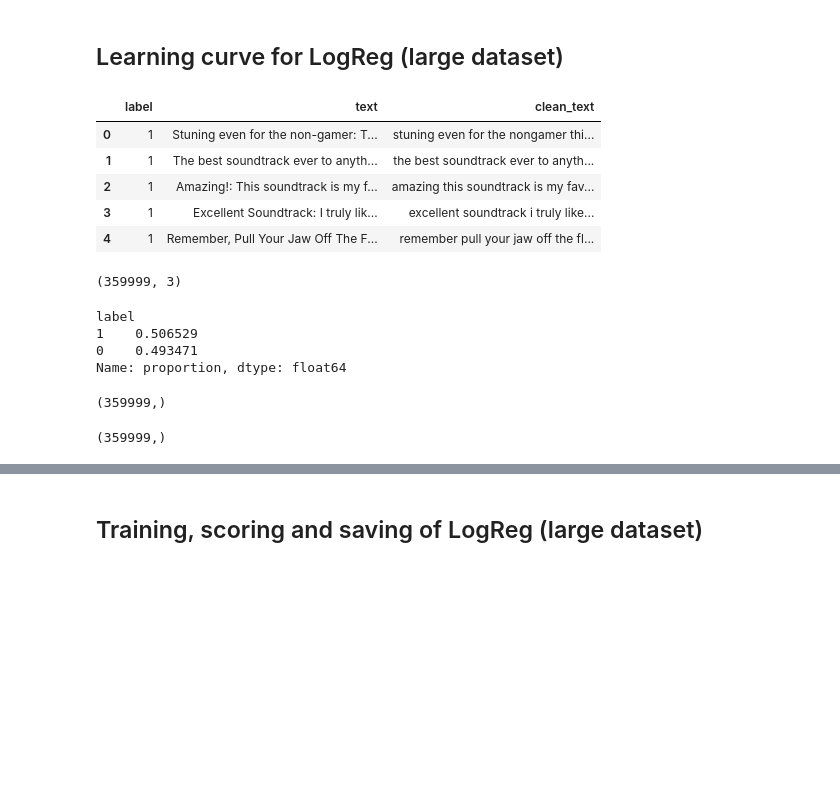
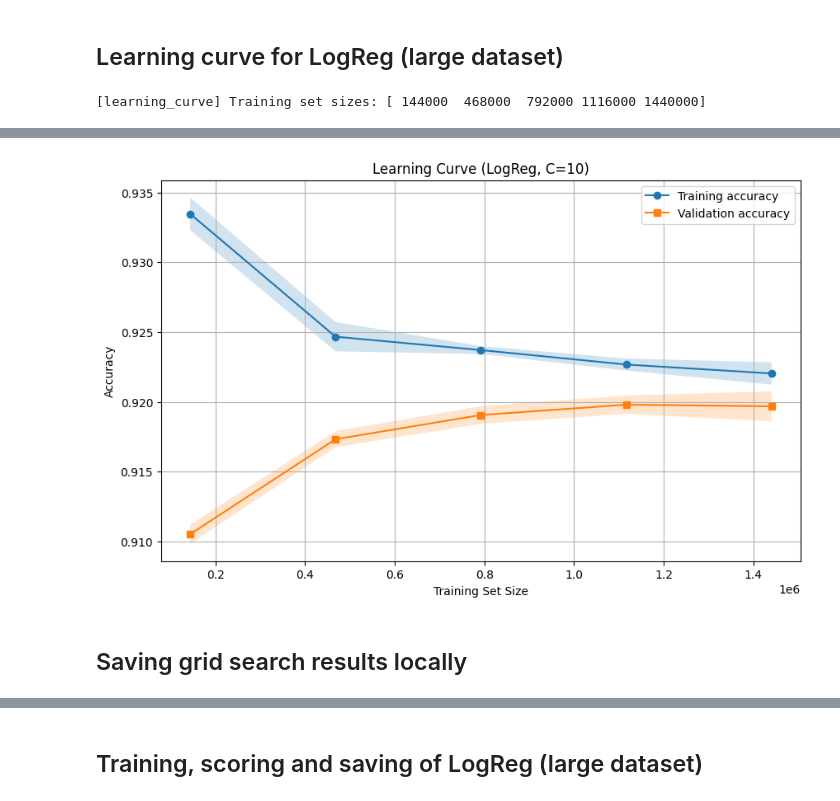
Before and after one commit to Jojo2813/sentiscope, a Jupyter notebook: notebooks/EDA_JJ.ipynb, the cells around one changed output, grey strips where cells are left out. Saved outputs shown, nothing was run; the diff lists cells and outputs as text; code cells hidden in the pictures; blank space fills up the shorter version.

```diff
--- a/notebooks/EDA_JJ.ipynb
+++ b/notebooks/EDA_JJ.ipynb
@@ -129,29 +172,3 @@ display(best_params_df)
 # %% [markdown]
 ## Learning curve for LogReg (large dataset)
-# %%
-#Import pre-processed training data | 360K observations
-n_rows = 360000
-clean_df_large = pd.read_csv("../raw_data/train_df_ml_clean.csv", nrows=n_rows)
-clean_df_large = clean_df_large.dropna(subset=["clean_text"])
-display(clean_df_large.head(), clean_df_large.shape, clean_df_large["label"].value_counts(normalize=True))
-# %% [output]
-|  | label | text | clean_text |
-| 0 | 1 | Stuning even for the non-gamer: T... | stuning even for the nongamer thi... |
-| 1 | 1 | The best soundtrack ever to anyth... | the best soundtrack ever to anyth... |
-| 2 | 1 | Amazing!: This soundtrack is my f... | amazing this soundtrack is my fav... |
-| 3 | 1 | Excellent Soundtrack: I truly lik... | excellent soundtrack i truly like... |
-| 4 | 1 | Remember, Pull Your Jaw Off The F... | remember pull your jaw off the fl... |
-(359999, 3)
-label
-1    0.506529
-0    0.493471
-Name: proportion, dtype: float64
-# %%
-#Split training data into X and y | 36K observations
-X_train_large = clean_df_large["clean_text"]
-y_train_large = clean_df_large["label"].astype(int)
-display(X_train_large.shape, y_train_large.shape)
-# %% [output]
-(359999,)
-(359999,)
 # %%
@@ -168,8 +181,8 @@ model = LogisticRegression(C=logreg_C, max_iter=1000)
 # Estimate learning curve inputs
 train_sizes, train_scores, val_scores = learning_curve(
     estimator=model,
-    X=X_train_large_vec,
-    y=y_train_large,
+    X=X_train_reduced,
+    y=y_train_reduced,
     train_sizes=np.linspace(0.1, 1.0, 5),
     cv=cv,
     scoring="accuracy",
@@ -196,3 +209,5 @@ plt.ylabel("Accuracy")
 plt.legend()
 plt.grid(True)
 plt.show()
+# %% [output]
+[learning_curve] Training set sizes: [ 144000  468000  792000 1116000 1440000]
@@ -198,0 +216,3 @@ plt.show()
+[figure, added]
+# %% [markdown]
+## Saving grid search results locally
```
Also changed, not shown: parts of 20 cells of this notebook.
